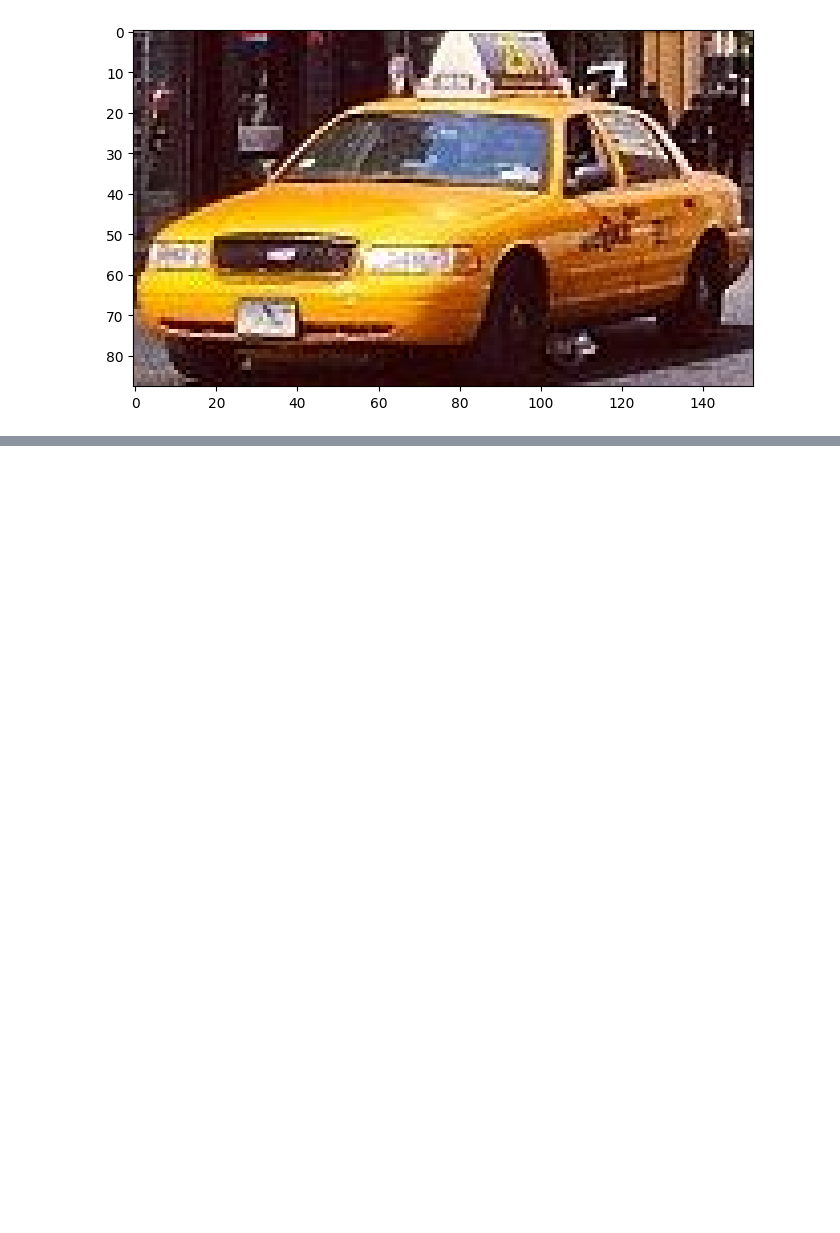
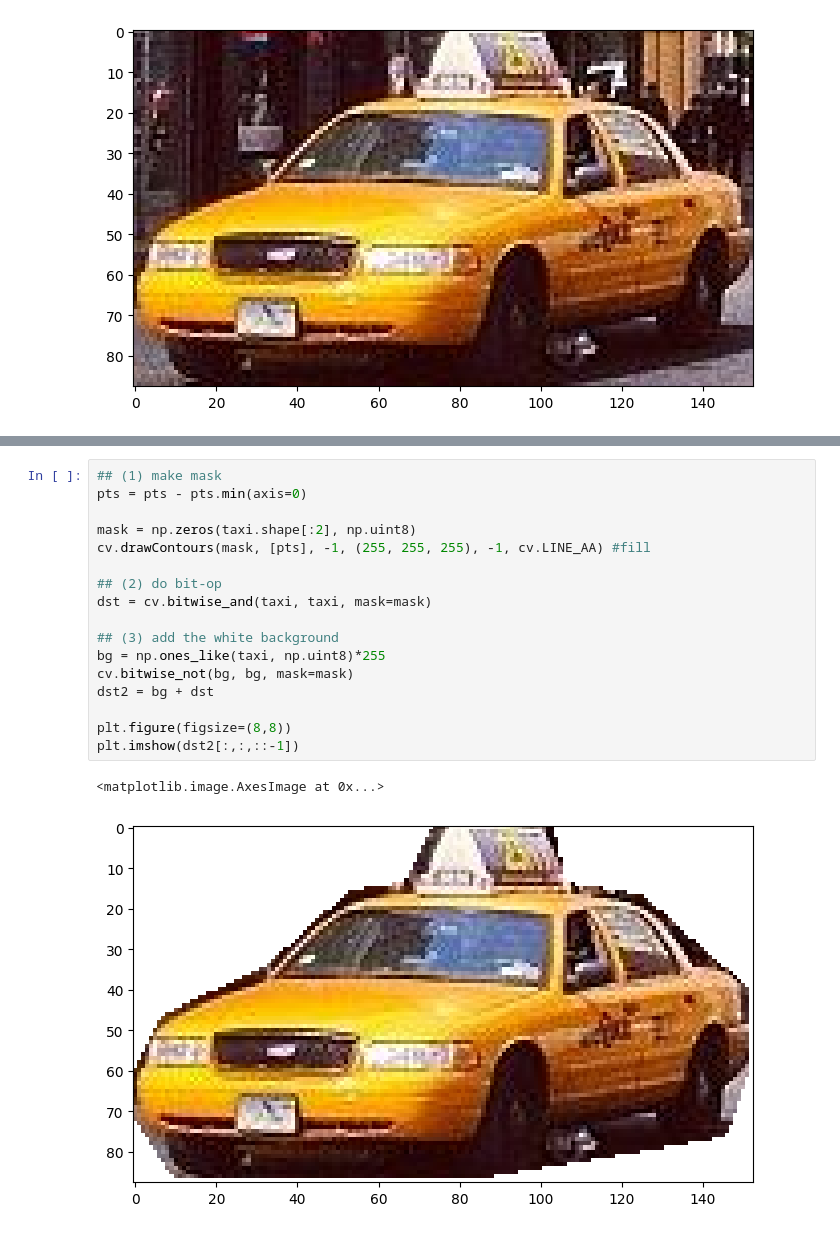
Before and after one commit to JesperIsacson/Embedded_A1, a Jupyter notebook: problem1.ipynb, the cells around one changed output, grey strips where cells are left out. Cells and saved outputs as stored; diff of their text form; blank space fills up the shorter version.

```diff
--- a/problem1.ipynb
+++ b/problem1.ipynb
@@ -30 +50,21 @@ plt.imshow(taxi[:,:,::-1]);
+# %%
+## (1) make mask
+pts = pts - pts.min(axis=0)
+
+mask = np.zeros(taxi.shape[:2], np.uint8)
+cv.drawContours(mask, [pts], -1, (255, 255, 255), -1, cv.LINE_AA) #fill
+
+## (2) do bit-op
+dst = cv.bitwise_and(taxi, taxi, mask=mask)
+
+## (3) add the white background
+bg = np.ones_like(taxi, np.uint8)*255
+cv.bitwise_not(bg, bg, mask=mask)
+dst2 = bg + dst
+
+plt.figure(figsize=(8,8))
+plt.imshow(dst2[:,:,::-1])
+# %% [output]
+<matplotlib.image.AxesImage at 0x...>
+[figure, added]
 # %%
```
Also changed, not shown: parts of 5 cells of this notebook, 1 other file.
